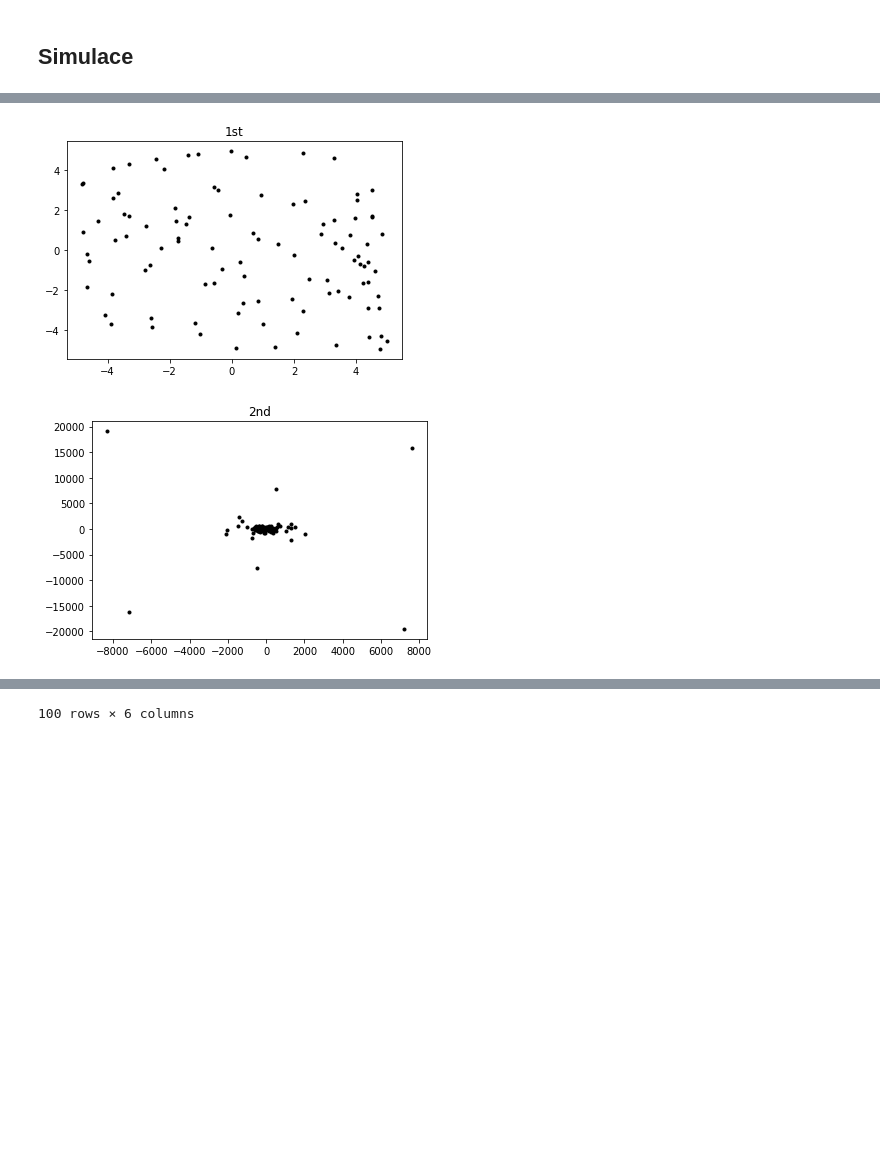
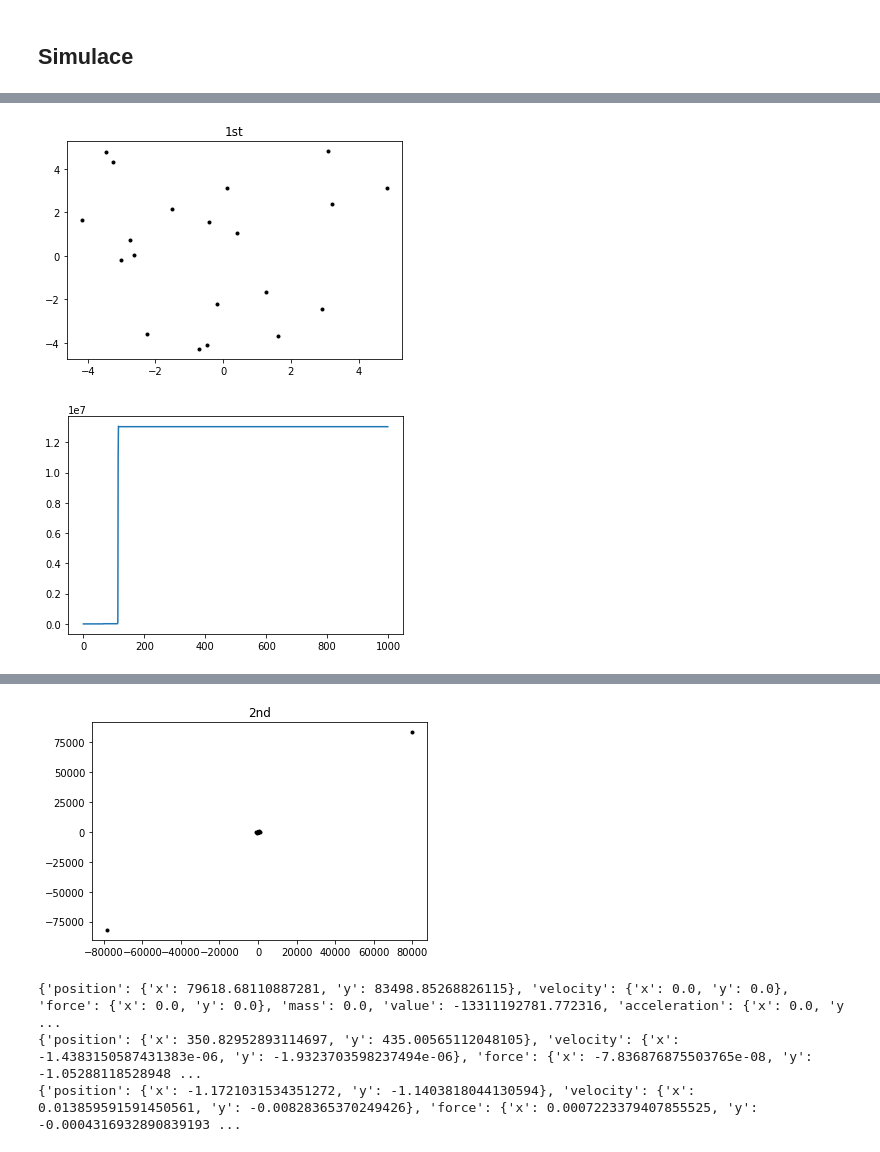
Before and after one commit to hrbolek/learning, a Jupyter notebook: operanalyst/gsa.ipynb, the cells around one changed output, grey strips where cells are left out. Saved outputs shown, nothing was run; the diff lists cells and outputs as text; code cells hidden in the pictures; blank space fills up the shorter version.

```diff
--- a/operanalyst/gsa.ipynb
+++ b/operanalyst/gsa.ipynb
@@ -56,8 +67,14 @@ def calculateMass(system, f):
   if maximum > minimum:
     func = lambda cValue: (cValue - minimum) / (maximum - minimum)
 
+  sumM = 0
   for member in system:
     cValue = member['value']
-    member['mass'] = func(cValue)
+    cMass = func(cValue)
+    member['mass'] = cMass
+    sumM = sumM + cMass
+
+  for member in system:
+    member['mass'] = member['mass'] / sumM
 
   return system
@@ -119,3 +168,12 @@ def calculatePositions(system, dt):
+# %%
+def calculateEnergy(system):
+  result = 0
+  for s in system:
+    v2 = s['position']['x'] * s['position']['x'] + s['position']['y'] * s['position']['y']
+    m = s['mass']
+    E = 0.5 * m * v2
+    result = result + E
+  return result
 # %% [markdown]
 ## Simulace
 # %%
@@ -150,15 +186,27 @@ display(systemDF)
 # %%
-system = createSystem(100, createMember)
+system = createSystem(20, createMember)
 
 plotSystem(system, title='1st')
 
-for i in range(100):
-  simulationStep(system, dt=1, g = 9.81)
+iterations = 1000
+E = []
+for i, g in zip(range(iterations), G(initialValue = 0.981, alpha = 0.1, maxiter = iterations)):
+  simulationStep(system, dt = 1, g = g)
+  E.append(calculateEnergy(system))
+  system.sort(key = lambda item: item['value'])
+
+plt.plot(E)
+#plt.label('Energy')
+plt.show()
 
 plotSystem(system, title='2nd')
 
-systemDF = pd.DataFrame(system)
-display(systemDF)
+#systemDF = pd.DataFrame(system)
+#display(systemDF)
+
+print(system[0])
+print(system[5])
+print(system[-1])
 # %% [output]
-[figure, old version]
+[figure, new version]
-[figure, old version]
+[figure, new version]
@@ -177 +213,4 @@ display(systemDF)
+[figure, added]
-100 rows × 6 columns
+{'position': {'x': 79618.68110887281, 'y': 83498.85268826115}, 'velocity': {'x': 0.0, 'y': 0.0}, 'force': {'x': 0.0, 'y': 0.0}, 'mass': 0.0, 'value': -13311192781.772316, 'acceleration': {'x': 0.0, 'y ...
+{'position': {'x': 350.82952893114697, 'y': 435.00565112048105}, 'velocity': {'x': -1.4383150587431383e-06, 'y': -1.9323703598237494e-06}, 'force': {'x': -7.836876875503765e-08, 'y': -1.05288118528948 ...
+{'position': {'x': -1.1721031534351272, 'y': -1.1403818044130594}, 'velocity': {'x': 0.013859591591450561, 'y': -0.00828365370249426}, 'force': {'x': 0.0007223379407855525, 'y': -0.0004316932890839193 ...
```
Also changed, not shown: parts of 13 cells of this notebook.
